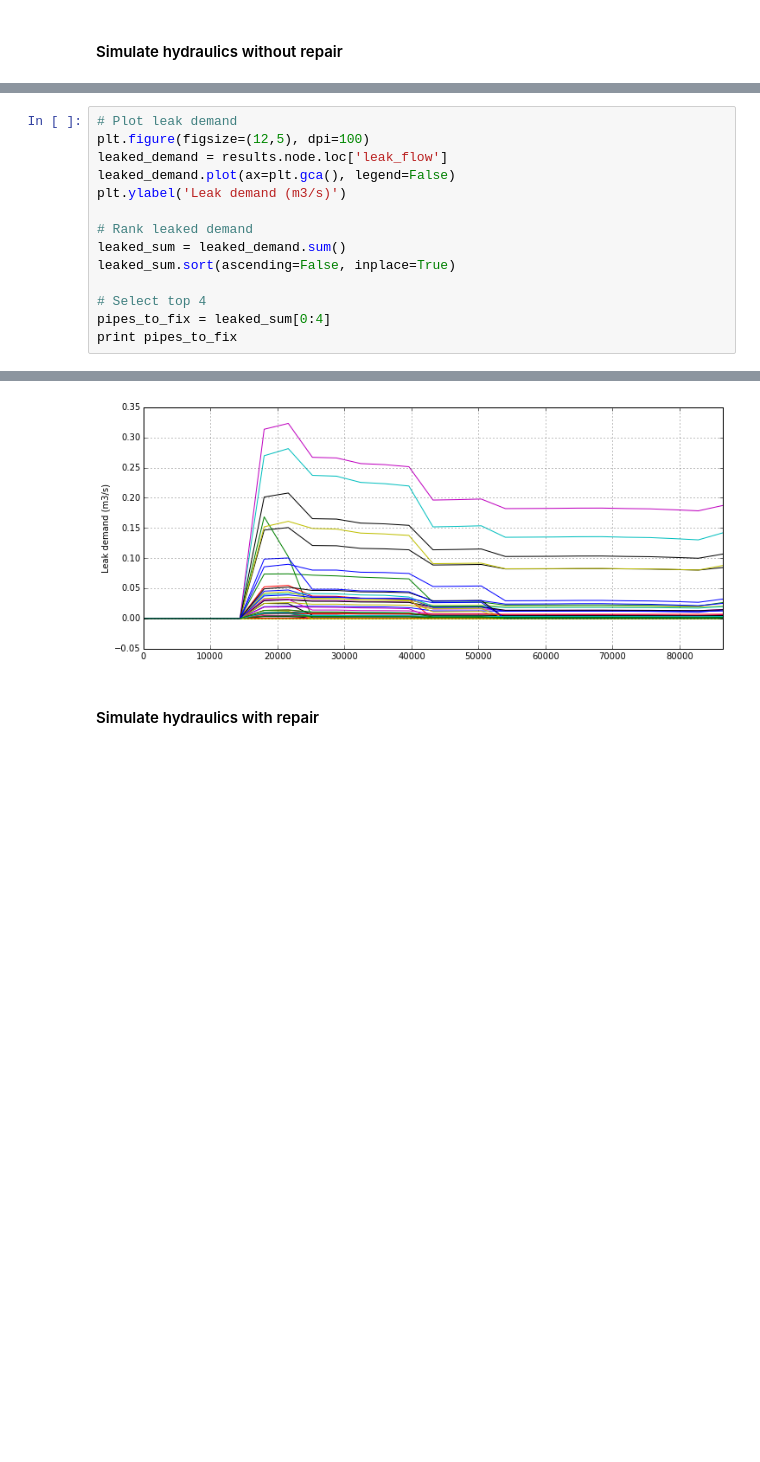
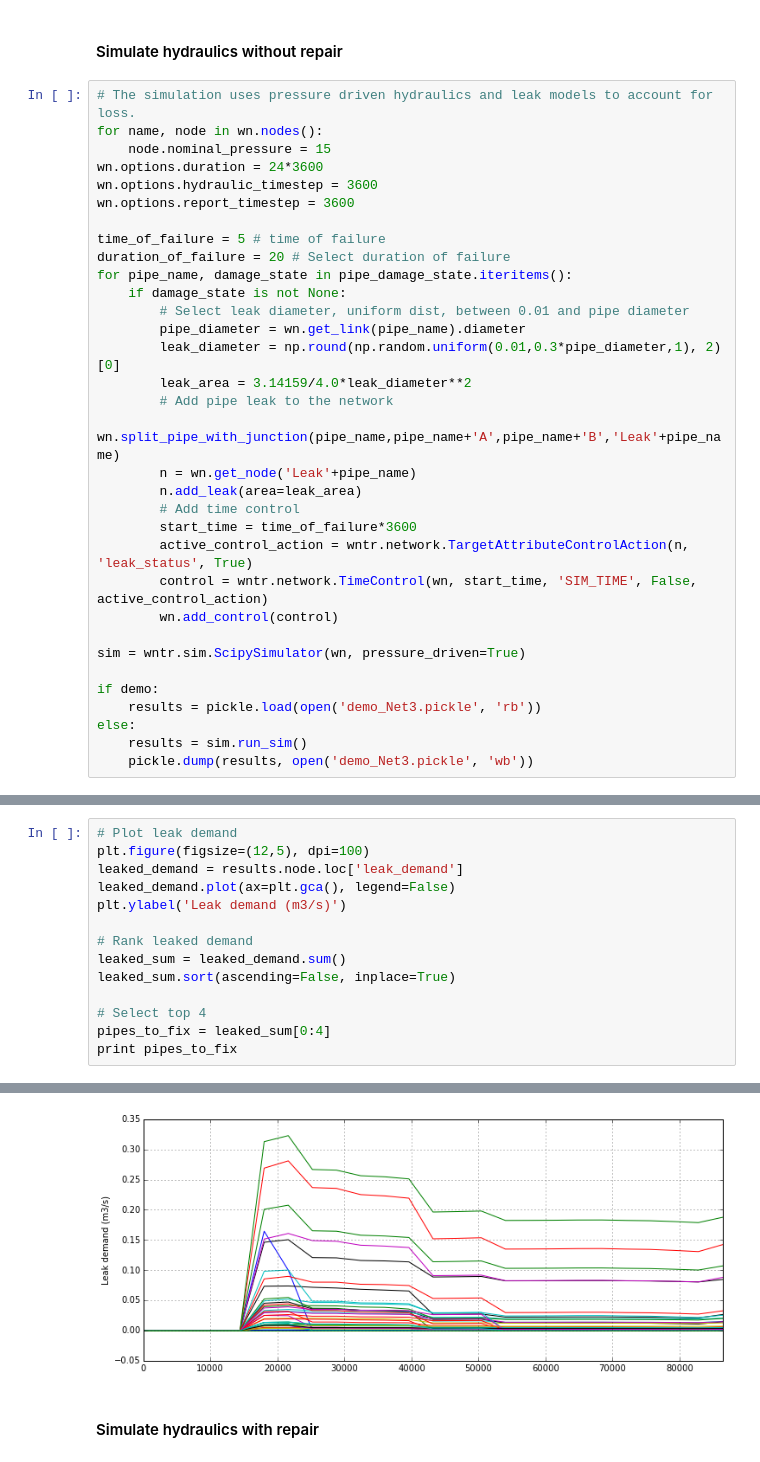
Before and after one commit to USEPA/WNTR, a Jupyter notebook: examples/demo/demo_Net3.ipynb, the cells around one changed output, grey strips where cells are left out. Saved outputs shown, nothing was run; the diff lists cells and outputs as text; blank space fills up the shorter version.

Commit message:
updated case studies and demo (NOT COMPLETE) to use new API from efficiency branch

```diff
--- a/examples/demo/demo_Net3.ipynb
+++ b/examples/demo/demo_Net3.ipynb
@@ -141,3 +132,36 @@ wntr.network.draw_graph(wn, link_attribute=pipe_damage_val, node_size=0, link_wi
 [figure]
 # %% [markdown]
 #### Simulate hydraulics without repair
+# %%
+# The simulation uses pressure driven hydraulics and leak models to account for loss.
+for name, node in wn.nodes():
+    node.nominal_pressure = 15
+wn.options.duration = 24*3600
+wn.options.hydraulic_timestep = 3600
+wn.options.report_timestep = 3600
+
+time_of_failure = 5 # time of failure
+duration_of_failure = 20 # Select duration of failure
+for pipe_name, damage_state in pipe_damage_state.iteritems():
+    if damage_state is not None:
+        # Select leak diameter, uniform dist, between 0.01 and pipe diameter
+        pipe_diameter = wn.get_link(pipe_name).diameter
+        leak_diameter = np.round(np.random.uniform(0.01,0.3*pipe_diameter,1), 2)[0]
+        leak_area = 3.14159/4.0*leak_diameter**2
+        # Add pipe leak to the network
+        wn.split_pipe_with_junction(pipe_name,pipe_name+'A',pipe_name+'B','Leak'+pipe_name)
+        n = wn.get_node('Leak'+pipe_name)
+        n.add_leak(area=leak_area)
+        # Add time control
+        start_time = time_of_failure*3600
+        active_control_action = wntr.network.TargetAttributeControlAction(n, 'leak_status', True)
+        control = wntr.network.TimeControl(wn, start_time, 'SIM_TIME', False, active_control_action)
+        wn.add_control(control)
+
+sim = wntr.sim.ScipySimulator(wn, pressure_driven=True)
+
+if demo:
+    results = pickle.load(open('demo_Net3.pickle', 'rb'))
+else:
+    results = sim.run_sim()
+    pickle.dump(results, open('demo_Net3.pickle', 'wb'))
@@ -192,7 +188,7 @@ Running Hydraulic Simulation at time 86400  ...
 # %%
 # Plot leak demand
 plt.figure(figsize=(12,5), dpi=100)
-leaked_demand = results.node.loc['leak_flow']
+leaked_demand = results.node.loc['leak_demand']
 leaked_demand.plot(ax=plt.gca(), legend=False)
 plt.ylabel('Leak demand (m3/s)')
 
@@ -211,5 +207,5 @@ Leak173    2.130426
 dtype: float64
-[figure, old version]
+[figure, new version]
 # %% [markdown]
 #### Simulate hydraulics with repair
 # %%
```
Also changed, not shown: parts of 7 cells of this notebook, 1 other file.
